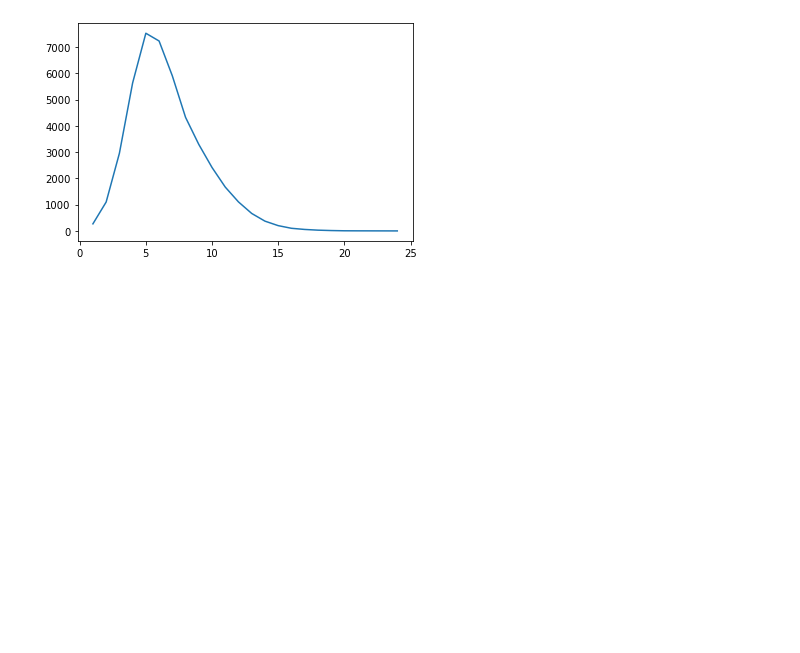
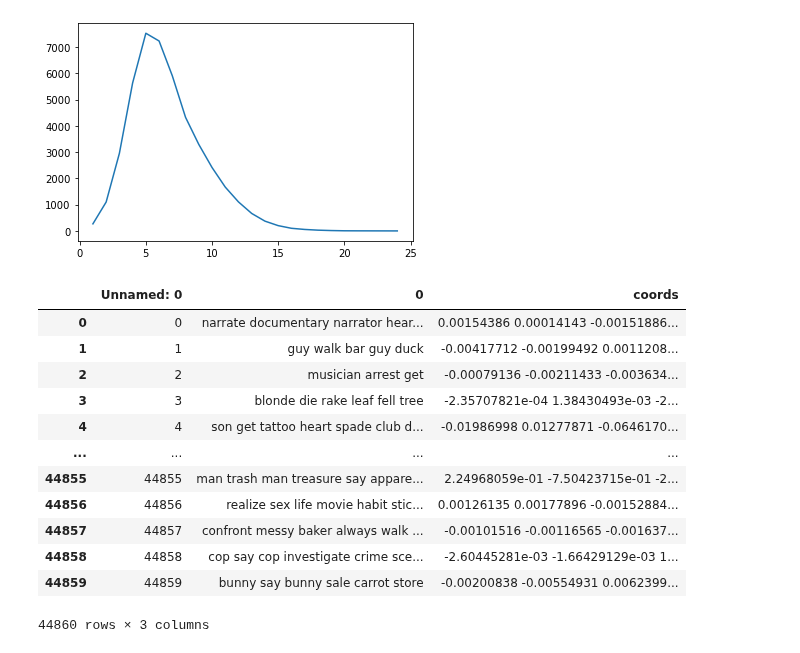
Before and after one commit to BorovTech/He_who_laughs_last, a Jupyter notebook: Data_preprocessing_classification/src/utils/data_utils.ipynb, the cells around one changed output. Saved outputs shown, nothing was run; the diff lists cells and outputs as text; code cells hidden in the pictures; blank space fills up the shorter version.

```diff
--- a/Anecdotes data/data_utils.ipynb
+++ b/Data_preprocessing_classification/src/utils/data_utils.ipynb
@@ -152,6 +152,27 @@ def good_anecdotes_map(jokes,dic):
             str_c+=' ' + raw +' '
         emb.append(str_c)
     return emb
+
+
+def anecdotes_splits(data,coords_per_word):
+    coords_list = []
+    for i in range(len(data)):
+        joke = data[i].split()
+        temp_words = []
+        for j in range(len(joke)):
+            if j%coords_per_word == 0 and j!=0:
+                temp_words.append([float(x) for x in joke[j-coords_per_word:j]])
+        coords_list.append(temp_words)
+    return coords_list
+
+def zero_padder(data,coords_per_word,length):
+    for i in range(len(data)):
+        if(len(data[i]) < length):
+            temp = data[i]
+            for k in range(length-len(data[i])):
+                temp.append([0]*coords_per_word)
+            data[i] = temp
+    return data
 # %%
 slovarik = load_dict('english_newlit_SVD_dict.npy')
 df = pd.read_csv('/Users/michaelmiller/data_jokes_eng_new.csv')
@@ -225,4 +246,6 @@ np.mean([len(x.split()) for x in good_jokes])
 # %%
 good_csv = pd.read_csv('good_jokes_eng.csv')
 # %%
-max([len(x.split()) for x in good_csv['0']])
+coords = anecdotes_splits(good_csv['coords'],16)
+coords = zero_padder(coords,16,10)
+good_csv['padded'] = coords
@@ -242,3 +263,19 @@ sns.lineplot(x=sttt.keys(),y=sttt.values())
 # %% [output]
 <AxesSubplot:>
 [figure]
+# %%
+good_csv
+# %% [output]
+|  | Unnamed: 0 | 0 | coords |
+| 0 | 0 | narrate documentary narrator hear... | 0.00154386 0.00014143 -0.00151886... |
+| 1 | 1 | guy walk bar guy duck | -0.00417712 -0.00199492 0.0011208... |
+| 2 | 2 | musician arrest get | -0.00079136 -0.00211433 -0.003634... |
+| 3 | 3 | blonde die rake leaf fell tree | -2.35707821e-04 1.38430493e-03 -2... |
+| 4 | 4 | son get tattoo heart spade club d... | -0.01986998 0.01277871 -0.0646170... |
+| ... | ... | ... | ... |
+| 44855 | 44855 | man trash man treasure say appare... | 2.24968059e-01 -7.50423715e-01 -2... |
+| 44856 | 44856 | realize sex life movie habit stic... | 0.00126135 0.00177896 -0.00152884... |
+| 44857 | 44857 | confront messy baker always walk ... | -0.00101516 -0.00116565 -0.001637... |
+| 44858 | 44858 | cop say cop investigate crime sce... | -2.60445281e-03 -1.66429129e-03 1... |
+| 44859 | 44859 | bunny say bunny sale carrot store | -0.00200838 -0.00554931 0.0062399... |
+44860 rows × 3 columns
```
Also changed, not shown: parts of 3 cells of this notebook, 11 other files.
